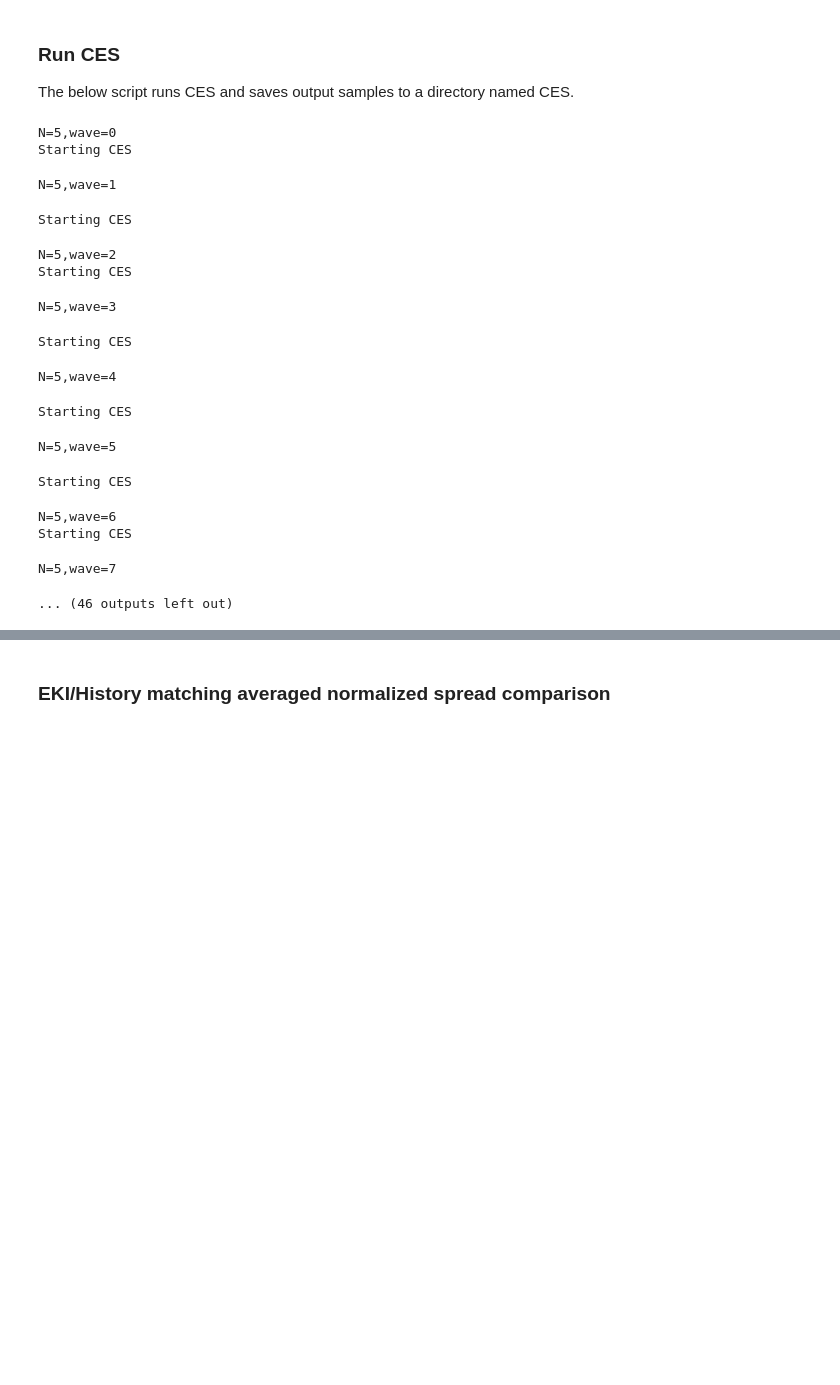
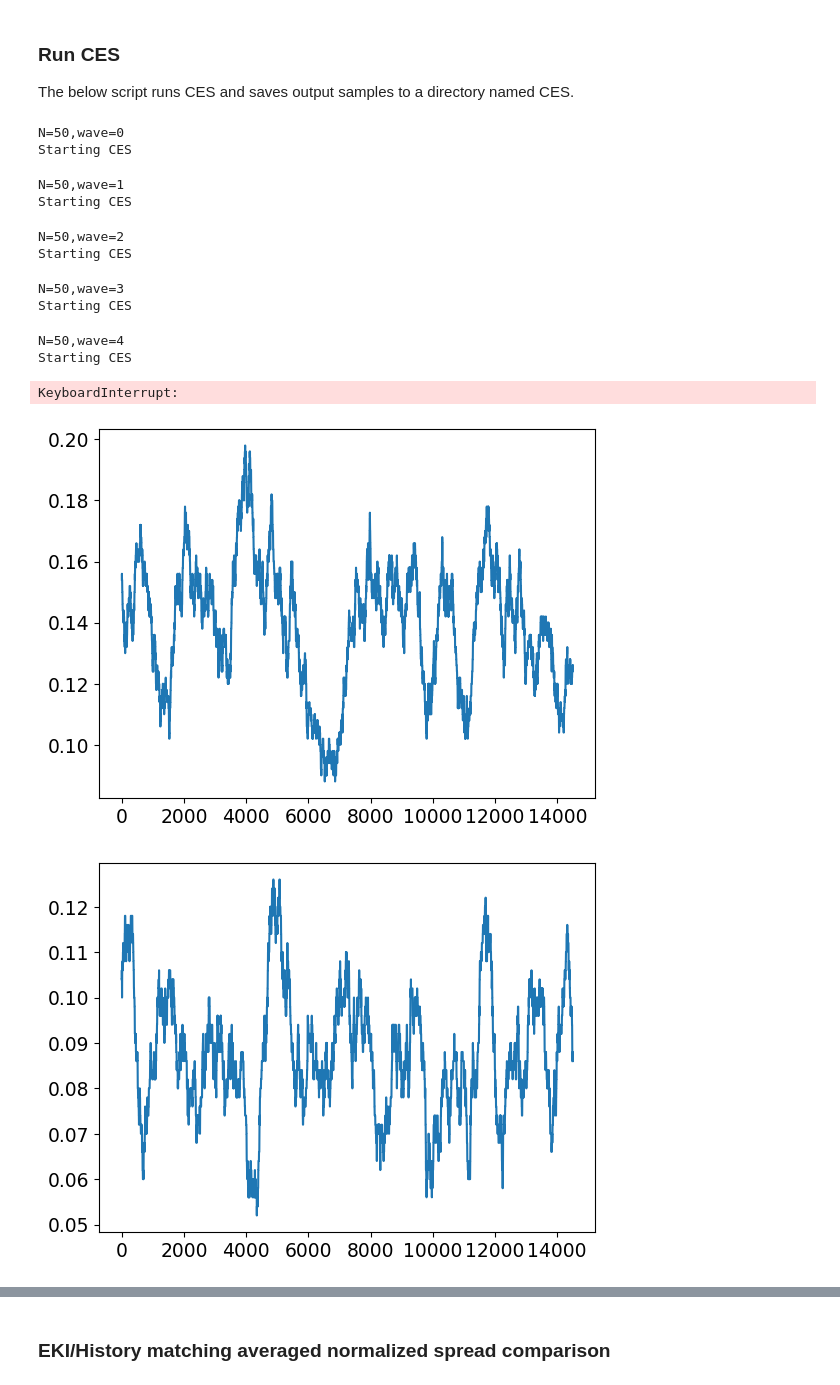
Before and after one commit to Eddy-Stanford/QBO-History-Matching, a Jupyter notebook: notebooks/eki_hm_comparison.ipynb, the cells around one changed output, grey strips where cells are left out. Cells and saved outputs as stored; diff of their text form; code cells hidden in the pictures; blank space fills up the shorter version.

```diff
--- a/notebooks/eki_hm_comparison.ipynb
+++ b/notebooks/eki_hm_comparison.ipynb
@@ -118,6 +120,7 @@ def draw_ces_samples(likelihood, N=1000, delta=0.5, burn_in=500):
     delta = delta * np.diag([CW_MAX - CW_MIN, BT_MAX - BT_MIN])
     samples = np.empty((N, 2))
     samples[0] = x0
+    acceptor = np.zeros((N,))
     for n in tqdm(range(N - 1)):
         cur_cw, cur_bt = samples[n]
         (next_cw, next_bt) = np.random.multivariate_normal(samples[n], delta**2)
@@ -138,13 +141,19 @@ def draw_ces_samples(likelihood, N=1000, delta=0.5, burn_in=500):
         )
         if np.random.random() < accept:
             samples[n + 1] = np.array([next_cw, next_bt])
+            acceptor[n + 1] = 1
         else:
             samples[n + 1] = np.array([cur_cw, cur_bt])
+
+    plt.figure()
+    avg_accept = np.convolve(acceptor,np.ones(500,),mode='valid')/500
+    plt.plot(avg_accept)
+
     return samples[burn_in:]
 
 
 # Iterate over all ensemble sizes in EKI
-for n in (5, 10, 20, 50):
+for n in (50,):
     samples = np.array(
         [
             pd.read_csv(f, index_col="run_id")[
@@ -180,44 +189,41 @@ for n in (5, 10, 20, 50):
             kernel=ConstantKernel() * RBF(length_scale_bounds=(0.05, 1))
             + WhiteKernel(),
             random_state=42,
         )
         em.fit(X, y, y_err=y_err)
 
         pred, predstd = em.predict_over_space(
             INIT_SPACE, return_std=True, resolution=1000
         )
         waveliklihood = likelihood(pred, predstd, OBS, ERR) / np.sqrt(
             (predstd**2 + ERR[:, None, None] ** 2).prod(dim="n_features")
         )
         print("Starting CES")
-
+        ## TODO: This is not very scientific
         if wave == 0:
             delta = 0.25  ## adaptive
         elif wave == 1:
             delta = 0.21
         else:
             delta = 0.12
         ces = draw_ces_samples(
             waveliklihood, N=N + burn_in, burn_in=burn_in, delta=delta
         )
         if not os.path.exists(f"ces_samples/{n}"):
             os.makedirs(f"ces_samples/{n}", exist_ok=True)
         np.save(f"ces_samples/{n}/{n}_{wave}_ces.npy", ces)
         dump(em,f"ces_samples/{n}/{n}_{wave}_em.em")
 # %% [output]
-N=5,wave=0
+N=50,wave=0
 Starting CES
-N=5,wave=1
+N=50,wave=1
+Starting CES
+N=50,wave=2
 Starting CES
-N=5,wave=2
+N=50,wave=3
 Starting CES
-N=5,wave=3
+N=50,wave=4
+Starting CES
-Starting CES
+KeyboardInterrupt:
-N=5,wave=4
-Starting CES
-N=5,wave=5
-Starting CES
-N=5,wave=6
-Starting CES
-N=5,wave=7
-... (46 outputs left out)
+[figure, added]
+[figure, added]
```
Also changed, not shown: parts of 7 cells of this notebook, 5 other files.
